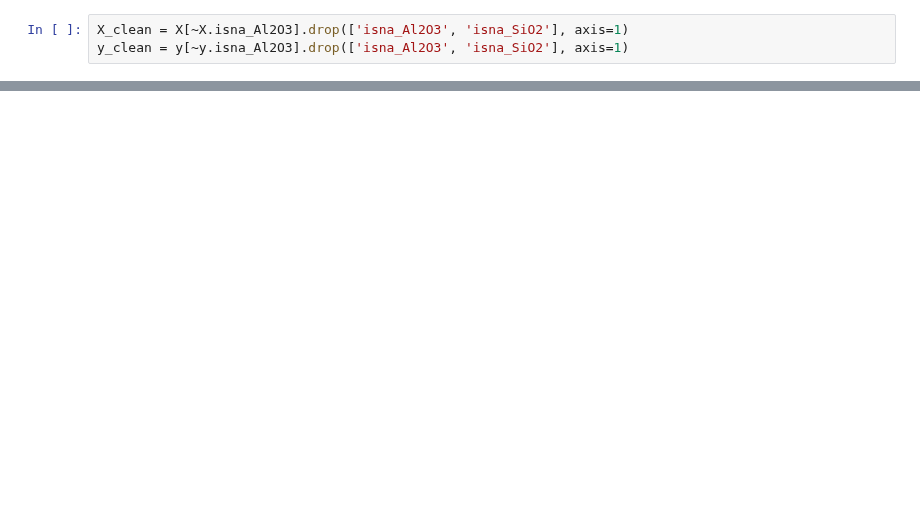
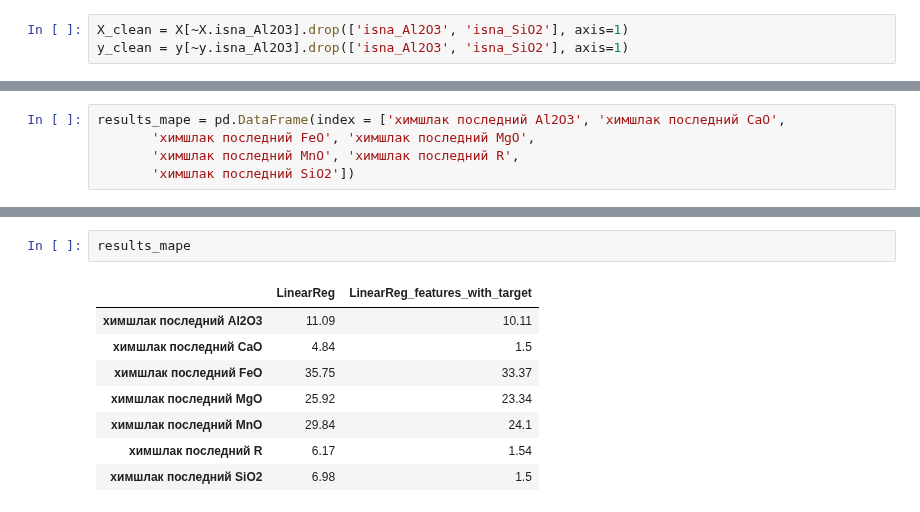
Before and after one commit to comptech-winter-school/steel-alloying, a Jupyter notebook: model_selection.ipynb, the cells around one changed output, grey strips where cells are left out. Saved outputs shown, nothing was run; the diff lists cells and outputs as text; blank space fills up the shorter version.

```diff
--- a/model_selection.ipynb
+++ b/model_selection.ipynb
@@ -73,0 +34,5 @@ ValueError: Invalid parameter n_iter for estimator SGDRegressor(loss='hinge'). C
+# %%
+results_mape = pd.DataFrame(index = ['химшлак последний Al2O3', 'химшлак последний CaO',
+       'химшлак последний FeO', 'химшлак последний MgO',
+       'химшлак последний MnO', 'химшлак последний R',
+       'химшлак последний SiO2'])
@@ -73,0 +141,11 @@ ValueError: Invalid parameter n_iter for estimator SGDRegressor(loss='hinge'). C
+# %%
+results_mape
+# %% [output]
+|  | LinearReg | LinearReg_features_with_target |
+| химшлак последний Al2O3 | 11.09 | 10.11 |
+| химшлак последний CaO | 4.84 | 1.5 |
+| химшлак последний FeO | 35.75 | 33.37 |
+| химшлак последний MgO | 25.92 | 23.34 |
+| химшлак последний MnO | 29.84 | 24.1 |
+| химшлак последний R | 6.17 | 1.54 |
+| химшлак последний SiO2 | 6.98 | 1.5 |
```
Also changed, not shown: parts of 60 cells of this notebook, 1 other file.
